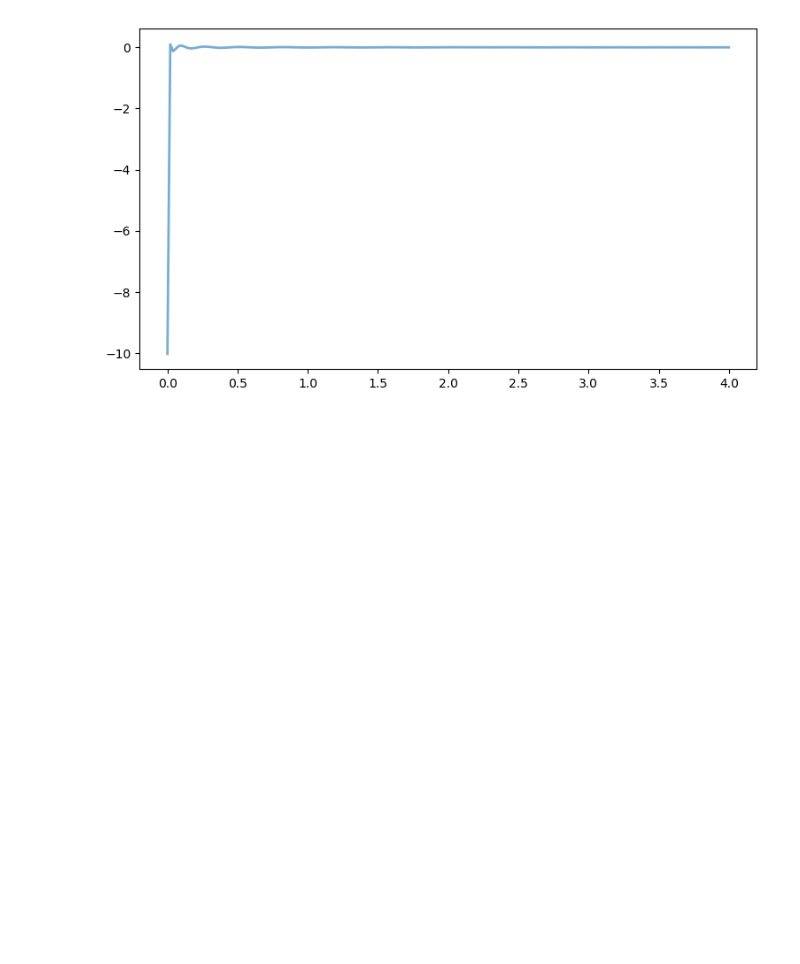
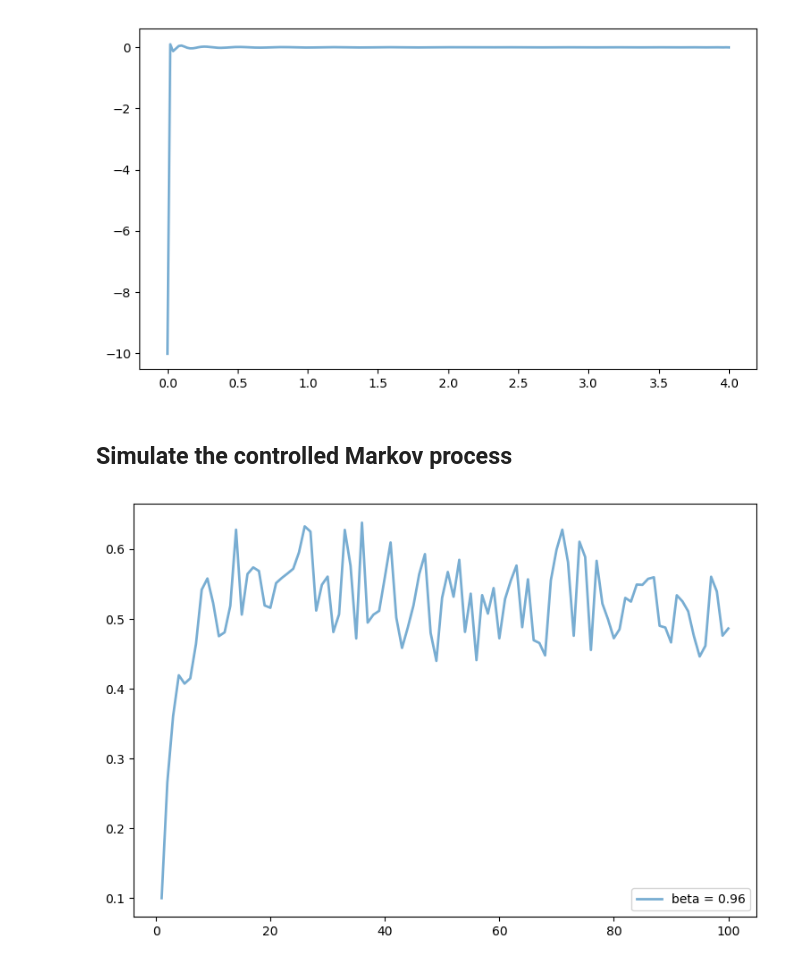
Before and after one commit to QuantEcon/ContinuousDPs.jl, a Jupyter notebook: examples/cdp_ex_optgrowth_jl.ipynb, the cells around one changed output. Cells and saved outputs as stored; diff of their text form; code cells hidden in the pictures; blank space fills up the shorter version.

Commit message:
Add `simulate`
Only for 1dim states

```diff
--- a/examples/cdp_ex_optgrowth_jl.ipynb
+++ b/examples/cdp_ex_optgrowth_jl.ipynb
@@ -120,3 +185,16 @@ ax[:plot](grid_y, res.resid, lw=2, alpha=0.6, label="residual")
 show()
 # %% [output]
 [figure]
+# %% [markdown]
+## Simulate the controlled Markov process
+# %%
+s_init = 0.1
+ts_length = 100
+y = simulate(res, s_init, ts_length)
+
+fig, ax = subplots(figsize=(9, 6))
+ax[:plot](1:ts_length, y, lw=2, alpha=0.6, label="beta = $(cdp.discount)" )
+ax[:legend](loc="lower right")
+show()
+# %% [output]
+[figure, added]
```
Also changed, not shown: parts of 11 cells of this notebook, 3 other files.
